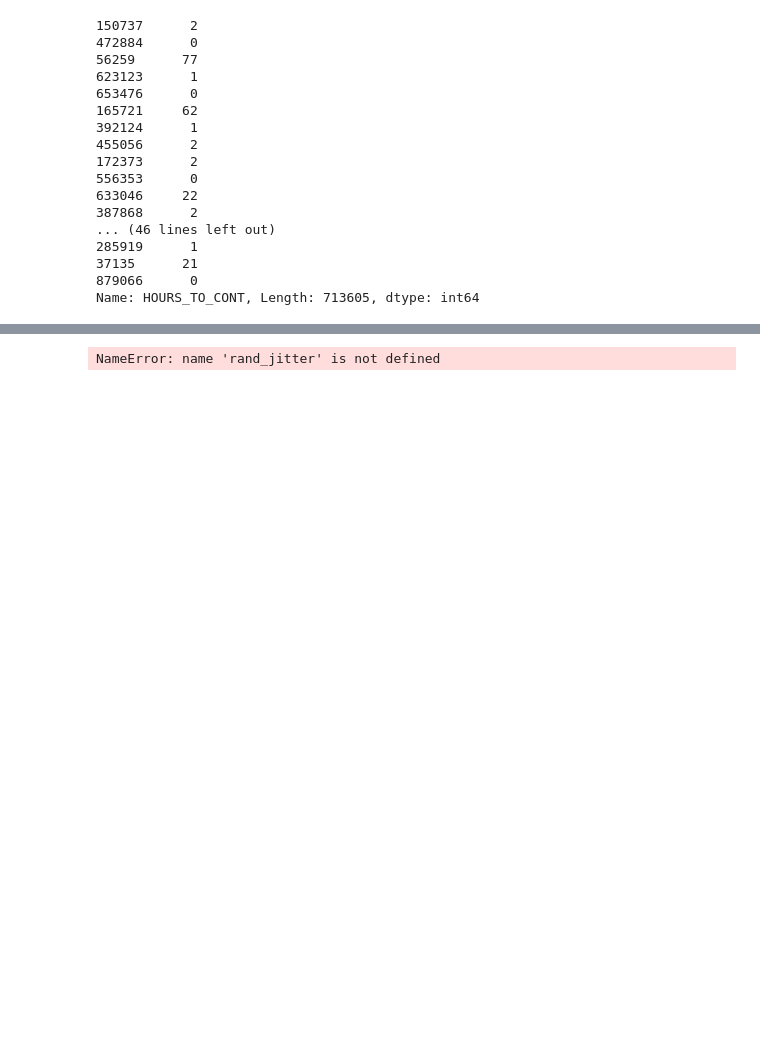
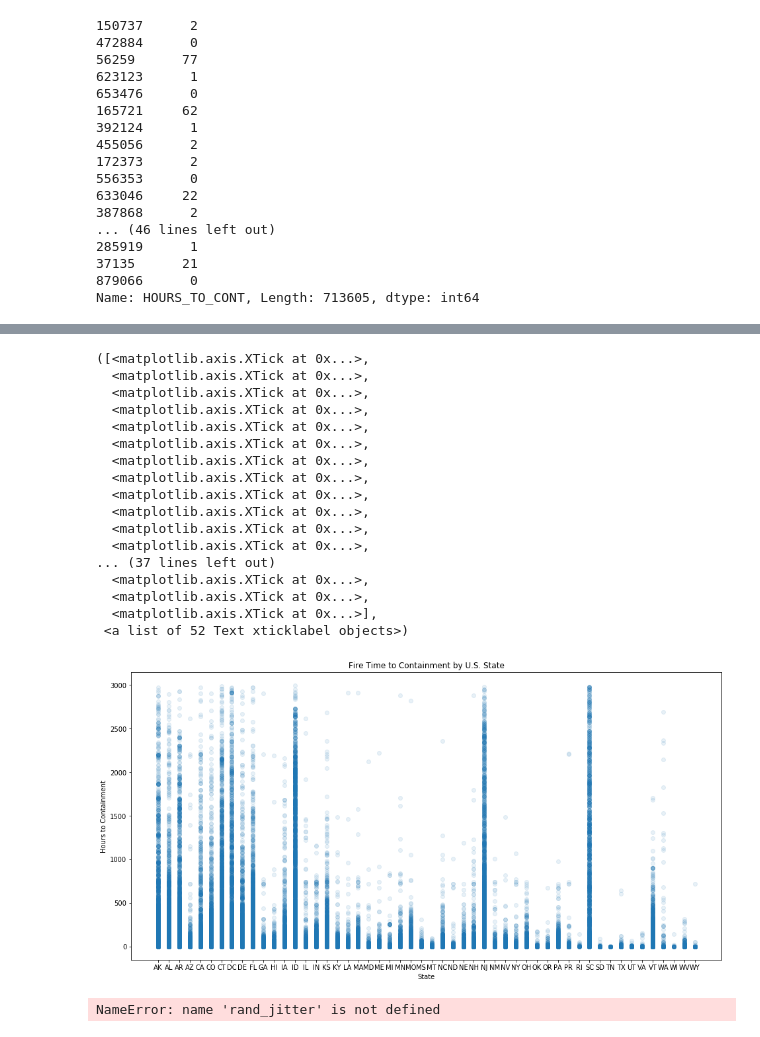
Before and after one commit to li-mc/wildfire_data, a Jupyter notebook: analysis_using_starting_features.ipynb, the cells around one changed output, grey strips where cells are left out. Saved outputs shown, nothing was run; the diff lists cells and outputs as text; code cells hidden in the pictures; blank space fills up the shorter version.

```diff
--- a/analysis_using_starting_features.ipynb
+++ b/analysis_using_starting_features.ipynb
@@ -135,3 +182,34 @@ plt.xticks(np.arange(1,13), calendar.month_name[1:13], rotation=90)
+# %%
+plt.figure(figsize=(16,8));
+X1_train_feat = np.array(X1_train['STATE_CODE']).reshape(-1,1)
+plt.scatter(X1_train_feat, y1_train, alpha=0.1, label="Training")
+plt.title("Fire Time to Containment by U.S. State")
+plt.xlabel("State")
+plt.ylabel('Hours to Containment')
+plt.xticks(np.arange(52), ['AK', 'AL', 'AR', 'AZ', 'CA', 'CO', 'CT', 'DC', 'DE', 'FL', 'GA',
+        'HI', 'IA', 'ID', 'IL', 'IN', 'KS', 'KY', 'LA', 'MA', 'MD', 'ME',
+        'MI', 'MN', 'MO', 'MS', 'MT', 'NC', 'ND', 'NE', 'NH', 'NJ', 'NM',
+        'NV', 'NY', 'OH', 'OK', 'OR', 'PA', 'PR', 'RI', 'SC', 'SD', 'TN',
+        'TX', 'UT', 'VA', 'VT', 'WA', 'WI', 'WV', 'WY'])
+# %% [output]
+([<matplotlib.axis.XTick at 0x...>,
+  <matplotlib.axis.XTick at 0x...>,
+  <matplotlib.axis.XTick at 0x...>,
+  <matplotlib.axis.XTick at 0x...>,
+  <matplotlib.axis.XTick at 0x...>,
+  <matplotlib.axis.XTick at 0x...>,
+  <matplotlib.axis.XTick at 0x...>,
+  <matplotlib.axis.XTick at 0x...>,
+  <matplotlib.axis.XTick at 0x...>,
+  <matplotlib.axis.XTick at 0x...>,
+  <matplotlib.axis.XTick at 0x...>,
+  <matplotlib.axis.XTick at 0x...>,
+... (37 lines left out)
+  <matplotlib.axis.XTick at 0x...>,
+  <matplotlib.axis.XTick at 0x...>,
+  <matplotlib.axis.XTick at 0x...>],
+ <a list of 52 Text xticklabel objects>)
+[figure, added]
 # %%
 plt.figure(figsize=(16,8));
 X_train_feat = np.array(X_train['STATE']).reshape(-1,1)
```
Also changed, not shown: parts of 5 cells of this notebook, 6 other files.
